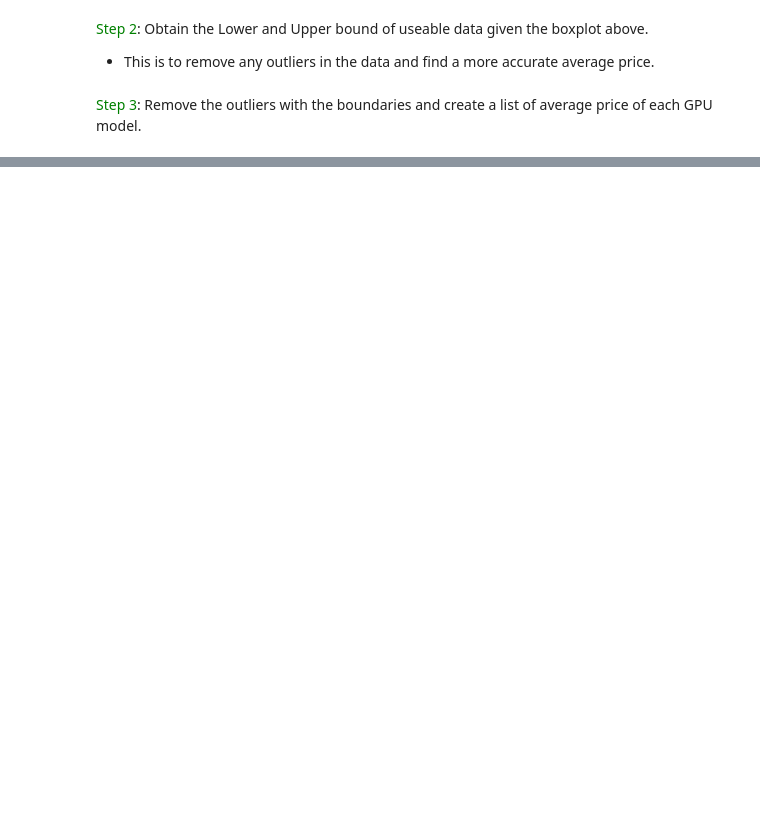
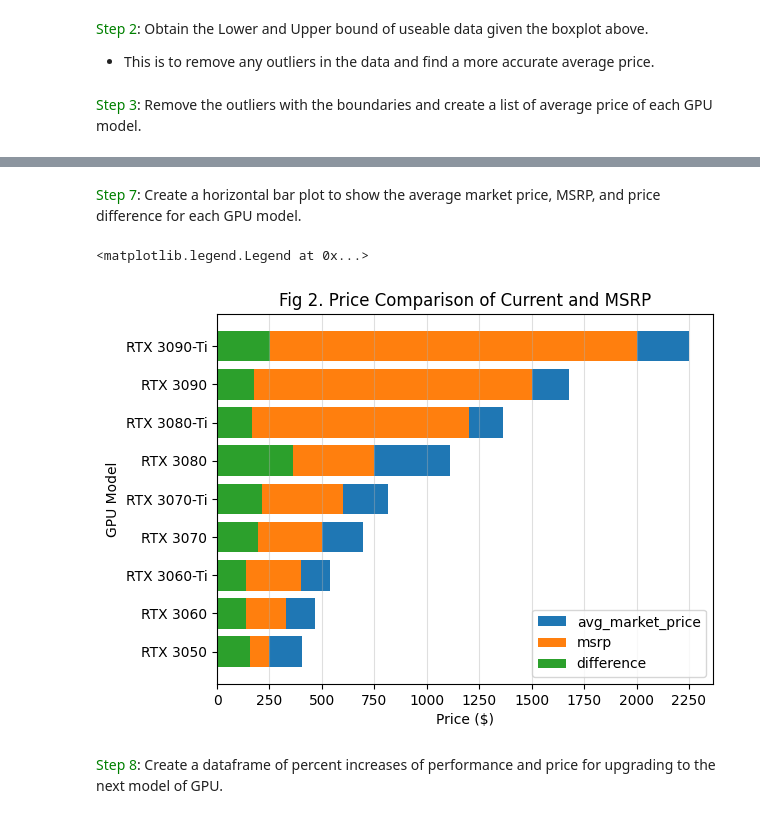
Before and after one commit to yh12chang/WebScrappingEDA, a Jupyter notebook: data_analyst_gpu.ipynb, the cells around one changed output, grey strips where cells are left out. Saved outputs shown, nothing was run; the diff lists cells and outputs as text; code cells hidden in the pictures; blank space fills up the shorter version.

```diff
--- a/data_analyst_gpu.ipynb
+++ b/data_analyst_gpu.ipynb
@@ -485,6 +454,8 @@ See the caveats in the documentation: https://pandas.pydata.org/pandas-docs/stab
 # %%
 # MSRP of each GPU at launch
 msrp = [2000.00, 1500.00, 1200.00, 750.00, 600.00, 500.00, 400.00, 330.00, 250.00]
+# Reverse the array
+msrp.reverse()
 
 # Insert a new column for 'msrp' in rtx30
-rtx30.insert(loc=3, column='msrp', value = msrp)
+rtx30r.insert(loc=3, column='msrp', value = msrp)
@@ -579,4 +553,4 @@ for i in range(len(g)):
     p_mean.append(p.mean())
 
 # Sort the array in reverse order to fit the data of rtx30
-p_mean.sort(reverse=True)
+p_mean.sort()
@@ -583,4 +559,3 @@ p_mean.sort(reverse=True)
 # %%
-comp_gpu = rtx30.copy()
+comp_gpu = rtx30r.copy()
 comp_gpu.insert(loc=4, column='avg_price', value=p_mean)
-comp_gpu
@@ -597,0 +564,2 @@ comp_gpu
+# %%
+comp_gpu['prc_diff'] = comp_gpu['avg_price'] - comp_gpu['msrp']
@@ -597,0 +581,17 @@ comp_gpu
+# %% [markdown]
+<span style="color:green">Step 7</span>: Create a horizontal bar plot to show the average market price, MSRP, and price difference for each GPU model.
+# %%
+plt.barh(y= comp_gpu['model'], width= comp_gpu['avg_price'])
+plt.barh(y= comp_gpu['model'], width= comp_gpu['msrp'])
+plt.barh(y= comp_gpu['model'], width= comp_gpu['prc_diff'])
+plt.grid(axis = 'x', alpha = 0.4)
+plt.xticks([0, 250, 500, 750, 1000, 1250, 1500, 1750, 2000, 2250])
+plt.ylabel('GPU Model')
+plt.xlabel('Price ($)')
+plt.title(label = "Fig 2. Price Comparison of Current and MSRP")
+plt.legend(['avg_market_price', 'msrp', 'difference'])
+# %% [output]
+<matplotlib.legend.Legend at 0x...>
+[figure, added]
+# %% [markdown]
+<span style="color:green">Step 8</span>: Create a dataframe of percent increases of performance and price for upgrading to the next model of GPU.
```
Also changed, not shown: parts of 31 cells of this notebook.
